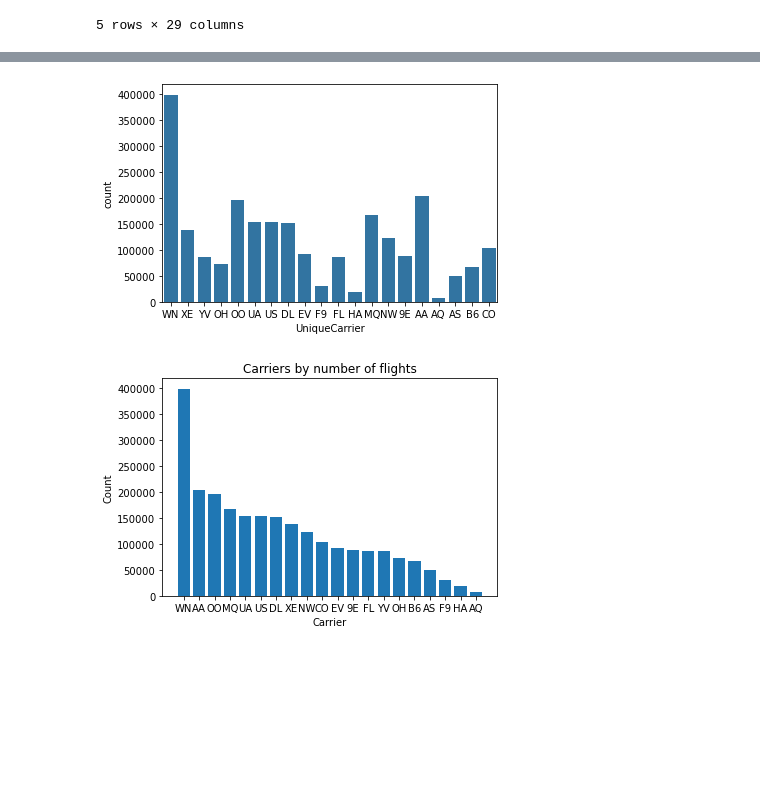
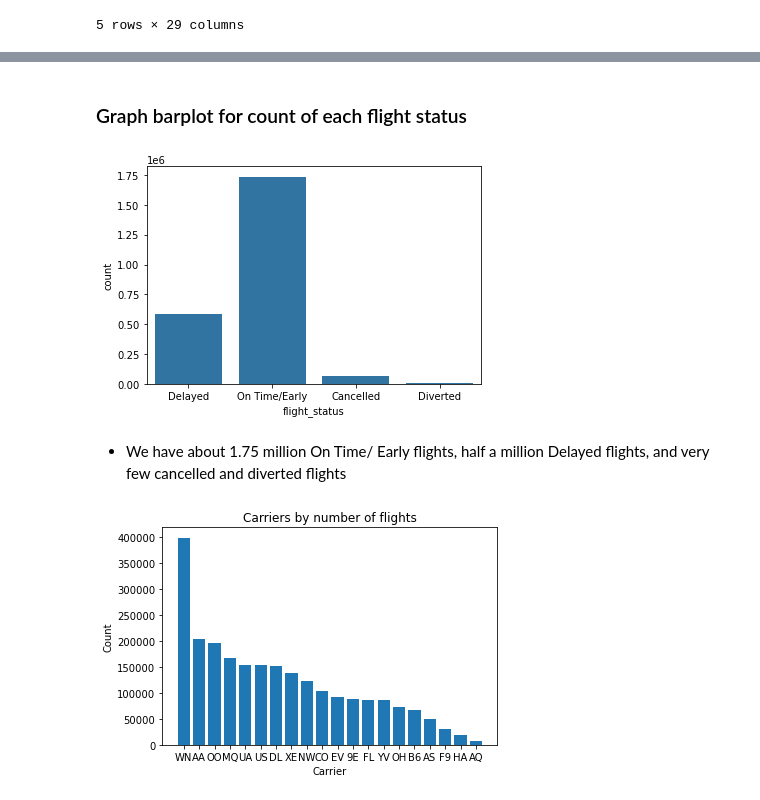
Before and after one commit to jessemoderwell/flights_data_visualizations, a Jupyter notebook: carrier_flights_exploratory_visualizations.ipynb, the cells around one changed output, grey strips where cells are left out. Saved outputs shown, nothing was run; the diff lists cells and outputs as text; code cells hidden in the pictures; blank space fills up the shorter version.

Commit message:
Add more exploratory visualizations

```diff
--- a/carrier_flights_exploratory_visualizations.ipynb
+++ b/carrier_flights_exploratory_visualizations.ipynb
@@ -17,0 +88,2 @@ flights.head()
+# %%
+flights['flight_status'] = np.where(flights.Cancelled, 'Cancelled', np.where(flights.Diverted, 'Diverted', np.where(flights.ArrDelay >= 15, 'Delayed', 'On Time/Early')))
@@ -18,8 +100,12 @@ flights.head()
+# %% [markdown]
+### Graph barplot for count of each flight status
 # %%
 base_color = sb.color_palette()[0]
-sb.countplot(data = flights, x = 'UniqueCarrier', color = base_color);
+sb.countplot(data = flights, x = 'flight_status', color = base_color);
 # %% [output]
-[figure, old version]
+[figure, new version]
+# %% [markdown]
+- We have about 1.75 million On Time/ Early flights, half a million Delayed flights, and very few cancelled and diverted flights
 # %%
 plt.bar(flights.UniqueCarrier.value_counts().index, flights.UniqueCarrier.value_counts().values)
 plt.xlabel('Carrier')
```
Also changed, not shown: parts of 21 cells of this notebook.
